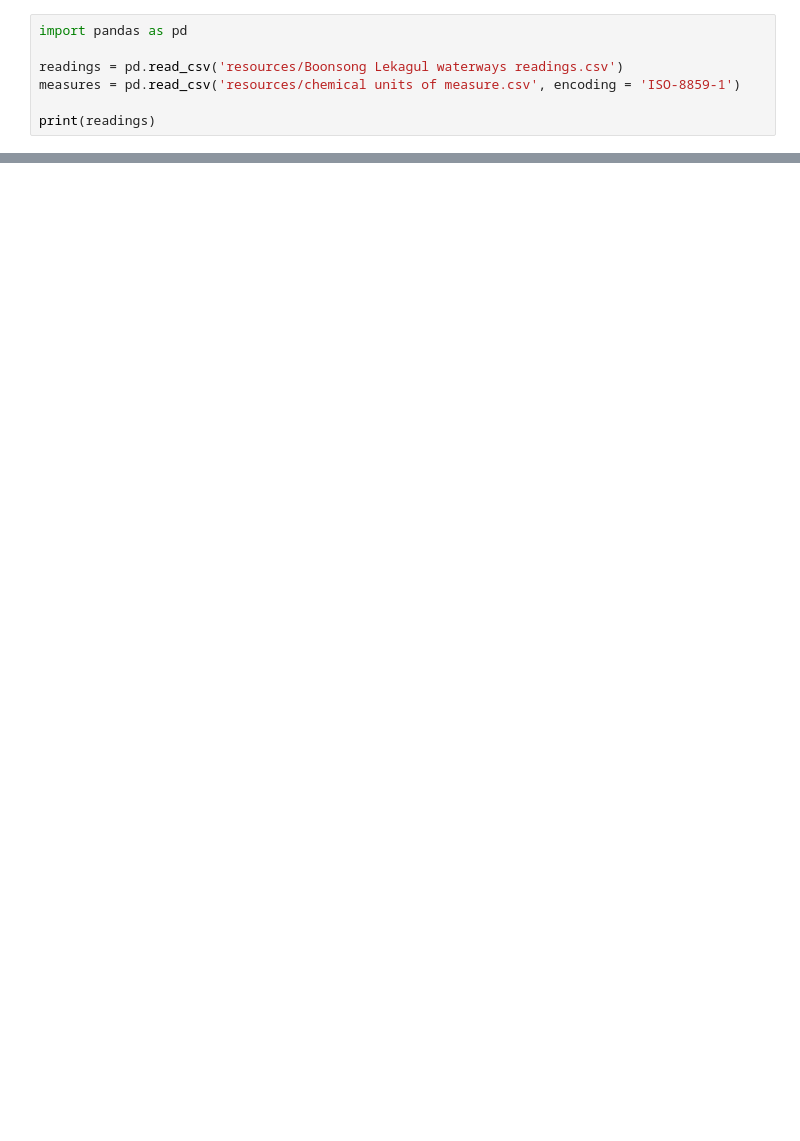
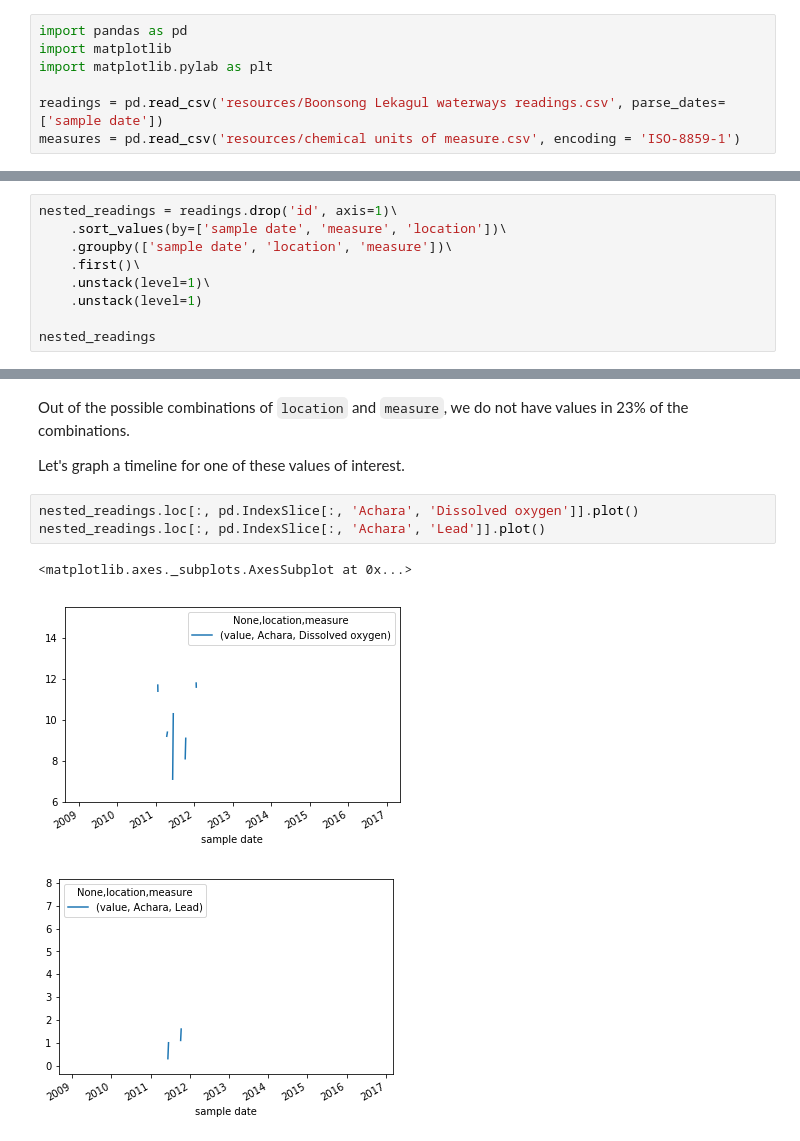
Before and after one commit to jsuarezb/infovis-vast-challenge-2, a Jupyter notebook: Untitled.ipynb, the cells around one changed output, grey strips where cells are left out. Saved outputs shown, nothing was run; the diff lists cells and outputs as text; blank space fills up the shorter version.

```diff
--- a/Untitled.ipynb
+++ b/Untitled.ipynb
@@ -1,7 +1,7 @@
 # %%
 import pandas as pd
+import matplotlib
+import matplotlib.pylab as plt
 
-readings = pd.read_csv('resources/Boonsong Lekagul waterways readings.csv')
+readings = pd.read_csv('resources/Boonsong Lekagul waterways readings.csv', parse_dates=['sample date'])
 measures = pd.read_csv('resources/chemical units of measure.csv', encoding = 'ISO-8859-1')
-
-print(readings)
@@ -41,0 +32,9 @@ Name: location, dtype: object
+# %%
+nested_readings = readings.drop('id', axis=1)\
+    .sort_values(by=['sample date', 'measure', 'location'])\
+    .groupby(['sample date', 'location', 'measure'])\
+    .first()\
+    .unstack(level=1)\
+    .unstack(level=1)
+
+nested_readings
@@ -41,0 +75,11 @@ Name: location, dtype: object
+# %% [markdown]
+Out of the possible combinations of `location` and `measure`, we do not have values in 23% of the combinations.
+
+Let's graph a timeline for one of these values of interest.
+# %%
+nested_readings.loc[:, pd.IndexSlice[:, 'Achara', 'Dissolved oxygen']].plot()
+nested_readings.loc[:, pd.IndexSlice[:, 'Achara', 'Lead']].plot()
+# %% [output]
+<matplotlib.axes._subplots.AxesSubplot at 0x...>
+[figure, added]
+[figure, added]
```
Also changed, not shown: parts of 13 cells of this notebook.
